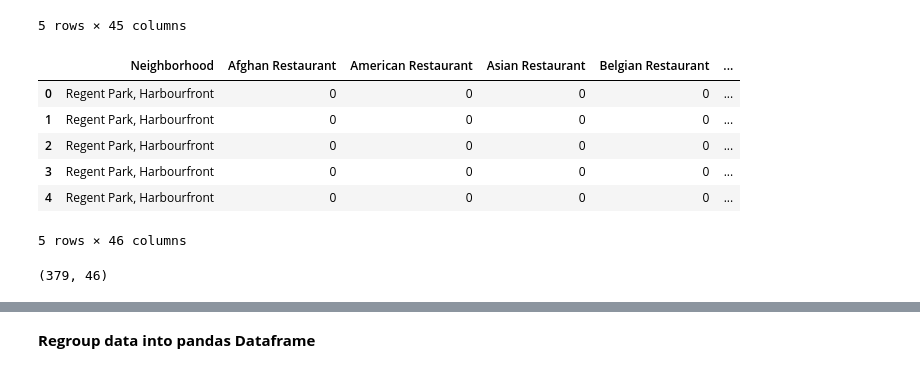
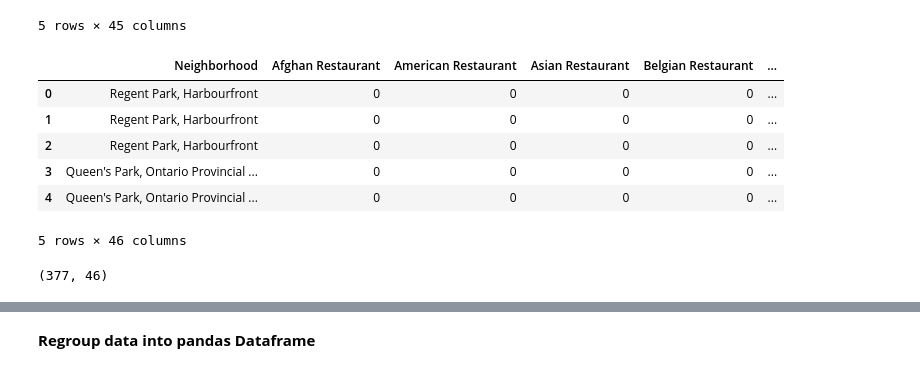
Before and after one commit to chikoungoun/IBM-Courses, a Jupyter notebook: Battle of the Neighborhoods/Battle of the neighborhoods Description of The problem Week 2.ipynb, the cells around one changed output, grey strips where cells are left out. Saved outputs shown, nothing was run; the diff lists cells and outputs as text; code cells hidden in the pictures.

```diff
--- a/Battle of the Neighborhoods/Battle of the neighborhoods Description of The problem Week 2.ipynb
+++ b/Battle of the Neighborhoods/Battle of the neighborhoods Description of The problem Week 2.ipynb
@@ -410,25 +410,25 @@ toronto_onehot.head()
 5 rows × 45 columns
 # %%
 
-toronto_onehot['Neighborhood'] = toronto_venues['Neighborhood']
+toronto_onehot['Neighborhood'] = toronto_resto['Neighborhood']
 
 # move neighborhood column to the first column
 fixed_columns = [toronto_onehot.columns[-1]] + list(toronto_onehot.columns[:-1])
 toronto_onehot = toronto_onehot[fixed_columns]
 
 toronto_onehot.head()
 # %% [output]
 |  | Neighborhood | Afghan Restaurant | American Restaurant | Asian Restaurant | Belgian Restaurant | ... |
 | 0 | Regent Park, Harbourfront | 0 | 0 | 0 | 0 | ... |
 | 1 | Regent Park, Harbourfront | 0 | 0 | 0 | 0 | ... |
 | 2 | Regent Park, Harbourfront | 0 | 0 | 0 | 0 | ... |
-| 3 | Regent Park, Harbourfront | 0 | 0 | 0 | 0 | ... |
-| 4 | Regent Park, Harbourfront | 0 | 0 | 0 | 0 | ... |
+| 3 | Queen's Park, Ontario Provincial ... | 0 | 0 | 0 | 0 | ... |
+| 4 | Queen's Park, Ontario Provincial ... | 0 | 0 | 0 | 0 | ... |
 5 rows × 46 columns
 # %%
 toronto_onehot.shape
 # %% [output]
-(379, 46)
+(377, 46)
 # %%
 toronto_grouped = toronto_onehot.groupby('Neighborhood').mean().reset_index()
 toronto_grouped
```
Also changed, not shown: parts of 16 cells of this notebook.
